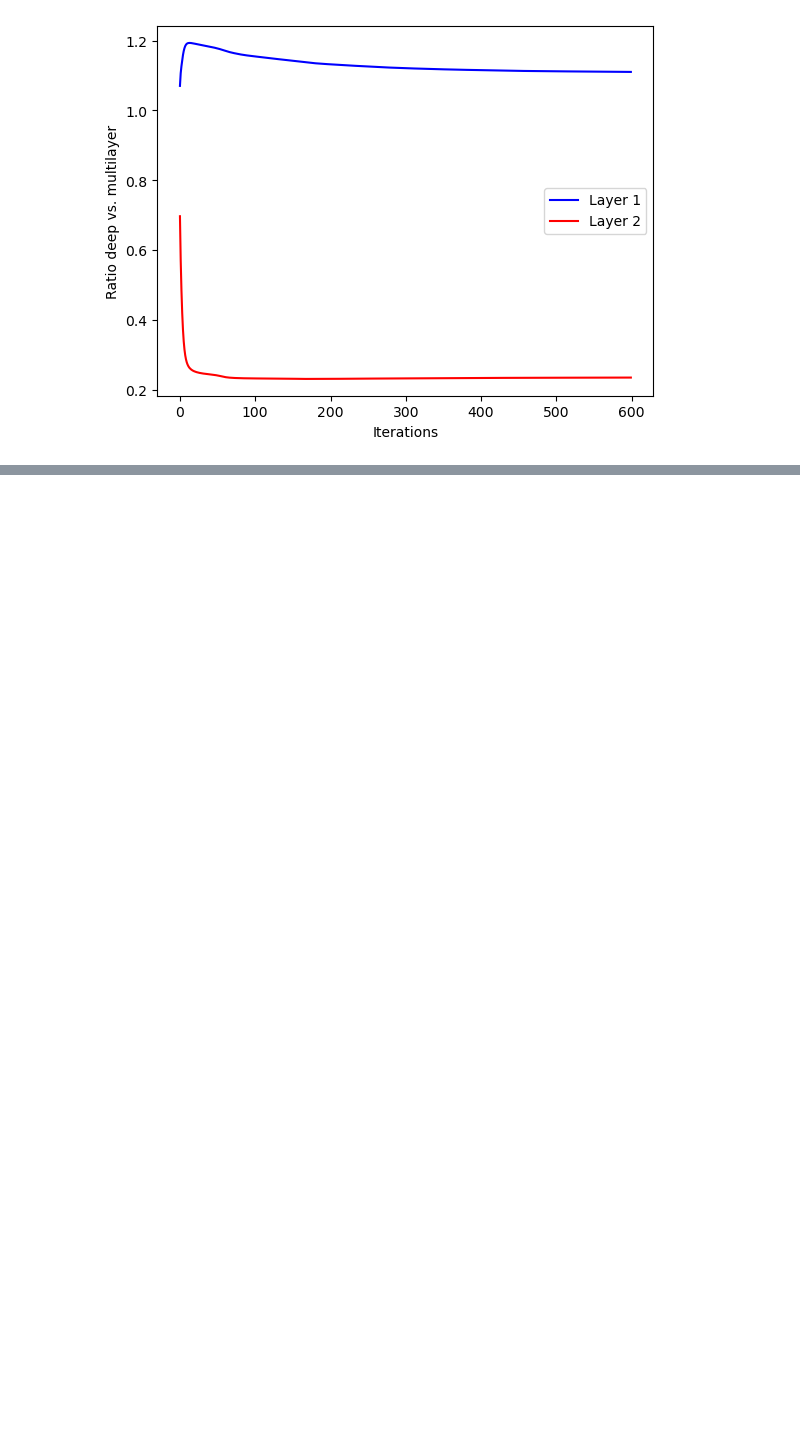
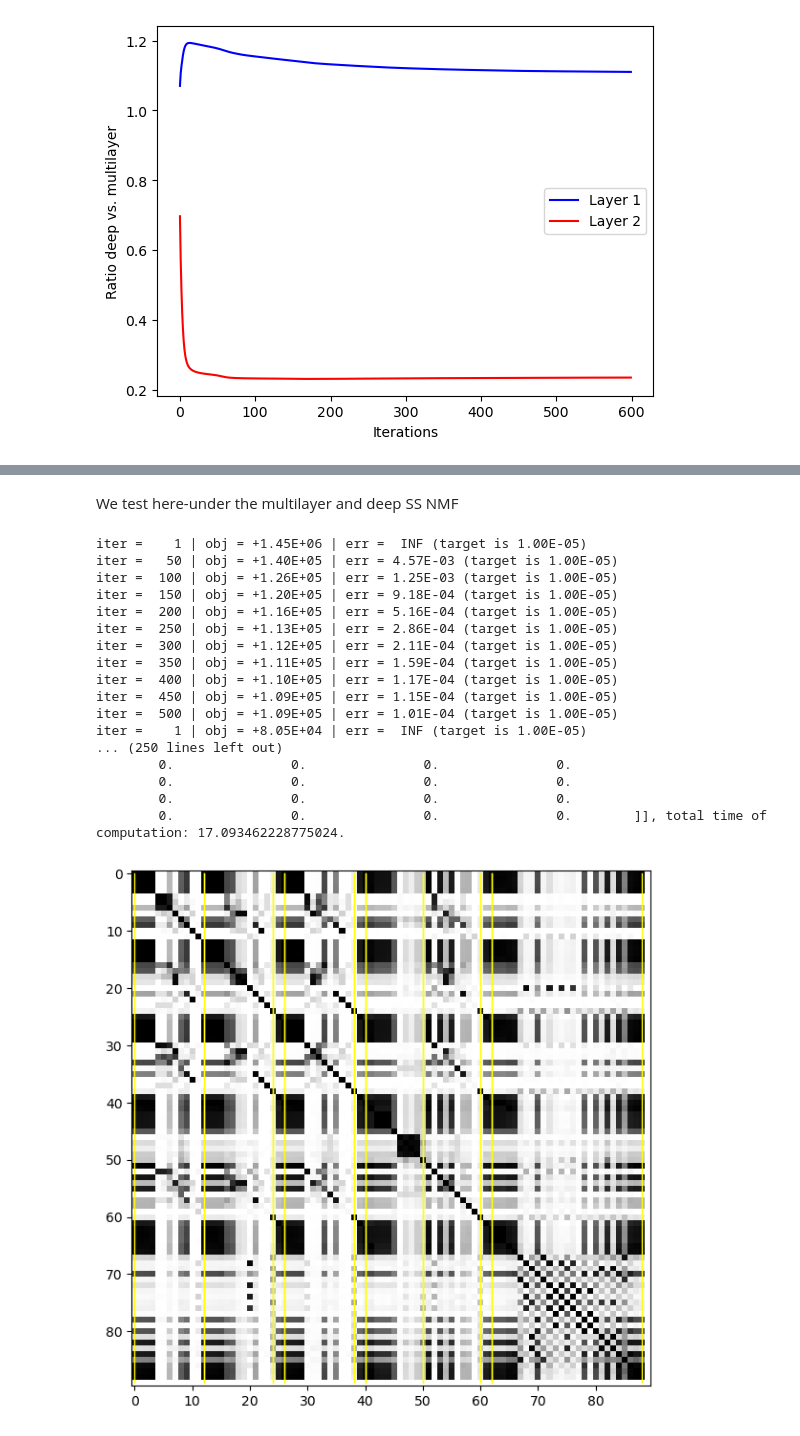
Before and after one commit to ax-le/Deep_NMF_Audio, a Jupyter notebook: notebook_deep_nmf_structure.ipynb, the cells around one changed output, grey strips where cells are left out. Drawn from its saved outputs; the diff is of its cells as text; code cells hidden in the pictures; blank space fills up the shorter version.

```diff
--- a/notebook_deep_nmf_structure.ipynb
+++ b/notebook_deep_nmf_structure.ipynb
@@ -123 +123,28 @@ Layer 1: [1.         1.         0.99999999 0.99999999 0.99999999 0.99999998
 Layer 2: [1. 1. 1. 1. 1. 1. 1. 1.]
+# %% [markdown]
+We test here-under the multilayer and deep SS NMF
+# %%
+## Apply Multi to the barwise TF matrix
+W_multi, H_multi, errors_multi, toc_multi = mlnmf.multilayer_beta_NMF(barwise_tf_matrix, all_ranks = all_ranks, beta = 1, n_iter_max_each_nmf = n_iter, norm_type = "h_cols", return_errors = True)
+print(f"Multi-layer NMF on the Barwise TF Matrix: errors (in beta divergence, layer-wise): {errors_multi}, total time of computation: {np.sum(toc_multi)}.")
+as_multi = model.autosimilarity_computation.get_cosine_autosimilarity(W_multi)
+plot_spec_with_annotations(as_multi, barwise_annotations)
+# %% [output]
+iter =    1 | obj = +1.45E+06 | err =  INF (target is 1.00E-05)
+iter =   50 | obj = +1.40E+05 | err = 4.57E-03 (target is 1.00E-05)
+iter =  100 | obj = +1.26E+05 | err = 1.25E-03 (target is 1.00E-05)
+iter =  150 | obj = +1.20E+05 | err = 9.18E-04 (target is 1.00E-05)
+iter =  200 | obj = +1.16E+05 | err = 5.16E-04 (target is 1.00E-05)
+iter =  250 | obj = +1.13E+05 | err = 2.86E-04 (target is 1.00E-05)
+iter =  300 | obj = +1.12E+05 | err = 2.11E-04 (target is 1.00E-05)
+iter =  350 | obj = +1.11E+05 | err = 1.59E-04 (target is 1.00E-05)
+iter =  400 | obj = +1.10E+05 | err = 1.17E-04 (target is 1.00E-05)
+iter =  450 | obj = +1.09E+05 | err = 1.15E-04 (target is 1.00E-05)
+iter =  500 | obj = +1.09E+05 | err = 1.01E-04 (target is 1.00E-05)
+iter =    1 | obj = +8.05E+04 | err =  INF (target is 1.00E-05)
+... (250 lines left out)
+        0.               0.               0.               0.
+        0.               0.               0.               0.
+        0.               0.               0.               0.
+        0.               0.               0.               0.        ]], total time of computation: 17.093462228775024.
+[figure, added]
```
Also changed, not shown: parts of 7 cells of this notebook, 1 other file.
